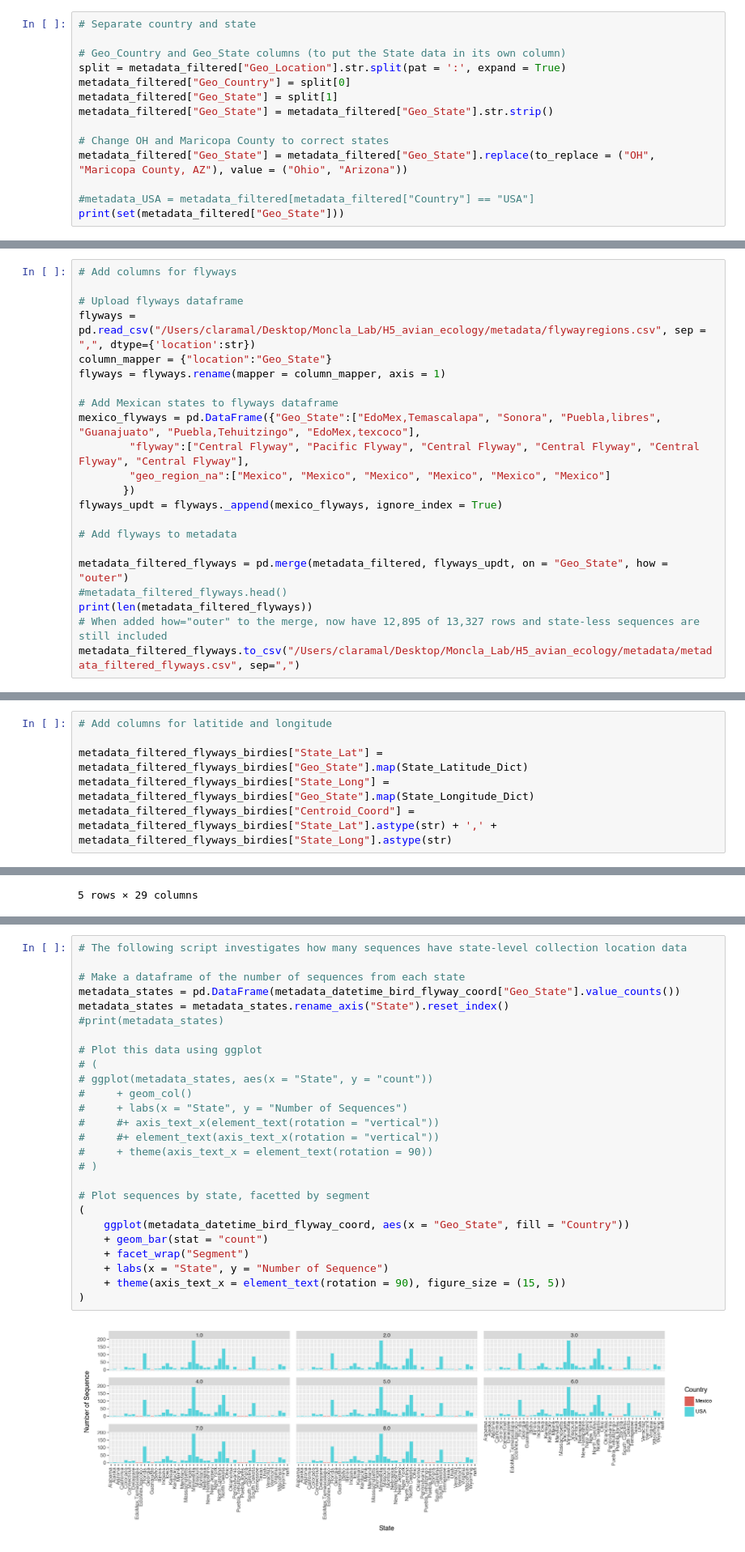
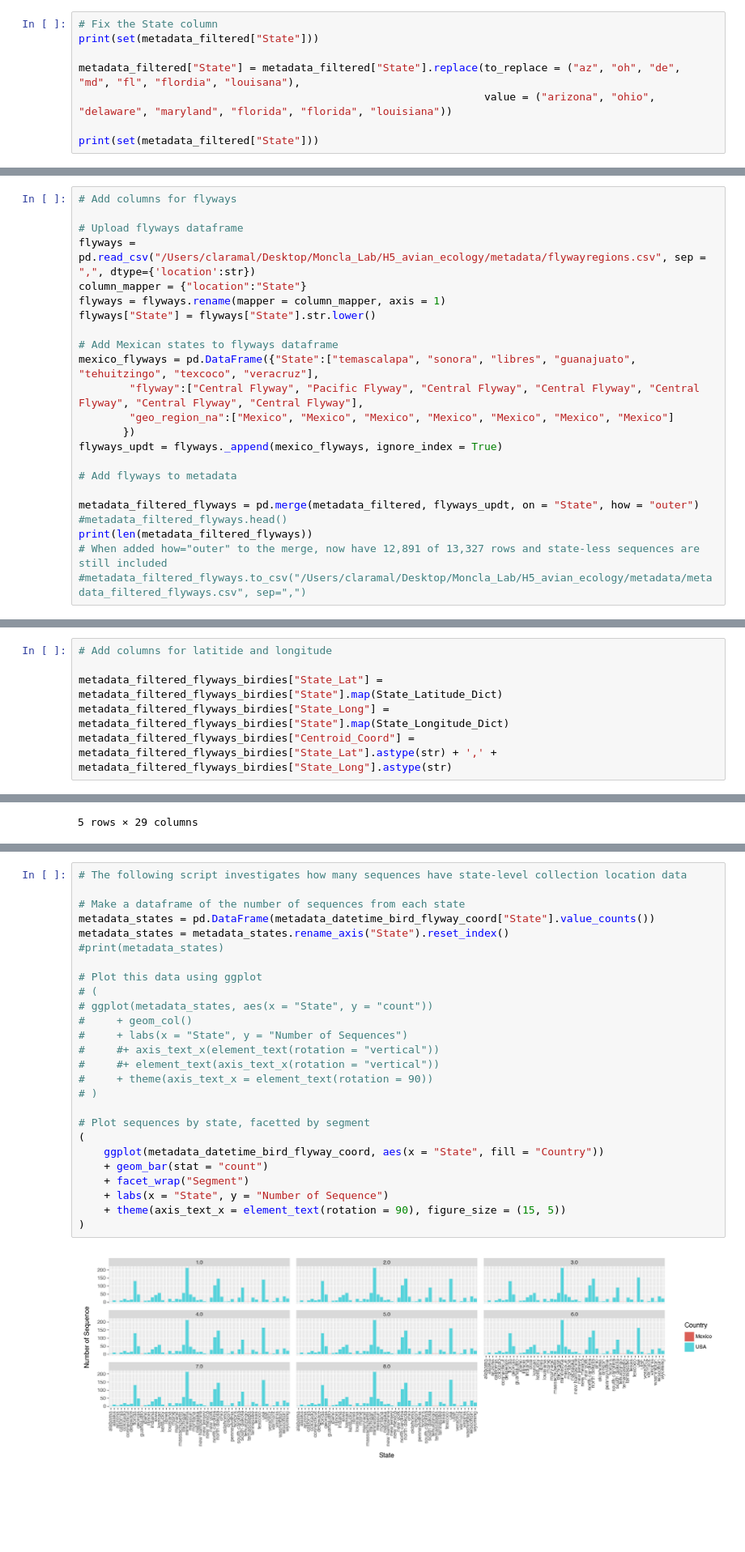
Before and after one commit to moncla-lab/H5-avian-ecology, a Jupyter notebook: Avian_H5_Metadata_Analysis.ipynb, the cells around one changed output, grey strips where cells are left out. Shown at 81% size. Cells and saved outputs as stored; diff of their text form; blank space fills up the shorter version.

Commit message:
Change method of calling state
This new method for calling state allows for increased state data

```diff
--- a/Avian_H5_Metadata_Analysis.ipynb
+++ b/Avian_H5_Metadata_Analysis.ipynb
@@ -234,14 +251,8 @@ See the caveats in the documentation: https://pandas.pydata.org/pandas-docs/stab
-# %%
-# Separate country and state
-
-# Geo_Country and Geo_State columns (to put the State data in its own column)
-split = metadata_filtered["Geo_Location"].str.split(pat = ':', expand = True)
-metadata_filtered["Geo_Country"] = split[0]
-metadata_filtered["Geo_State"] = split[1]
-metadata_filtered["Geo_State"] = metadata_filtered["Geo_State"].str.strip()
-
-# Change OH and Maricopa County to correct states
-metadata_filtered["Geo_State"] = metadata_filtered["Geo_State"].replace(to_replace = ("OH", "Maricopa County, AZ"), value = ("Ohio", "Arizona"))
-
-#metadata_USA = metadata_filtered[metadata_filtered["Country"] == "USA"]
-print(set(metadata_filtered["Geo_State"]))
+# %%
+# Fix the State column
+print(set(metadata_filtered["State"]))
+
+metadata_filtered["State"] = metadata_filtered["State"].replace(to_replace = ("az", "oh", "de", "md", "fl", "flordia", "louisana"),
+                                                                value = ("arizona", "ohio", "delaware", "maryland", "florida", "florida", "louisiana"))
+
+print(set(metadata_filtered["State"]))
@@ -255,21 +273,22 @@ print(set(metadata_filtered["Geo_State"]))
 
 # Upload flyways dataframe
 flyways = pd.read_csv("/Users/claramal/Desktop/Moncla_Lab/H5_avian_ecology/metadata/flywayregions.csv", sep = ",", dtype={'location':str})
-column_mapper = {"location":"Geo_State"}
+column_mapper = {"location":"State"}
 flyways = flyways.rename(mapper = column_mapper, axis = 1)
+flyways["State"] = flyways["State"].str.lower()
 
 # Add Mexican states to flyways dataframe
-mexico_flyways = pd.DataFrame({"Geo_State":["EdoMex,Temascalapa", "Sonora", "Puebla,libres", "Guanajuato", "Puebla,Tehuitzingo", "EdoMex,texcoco"],
-        "flyway":["Central Flyway", "Pacific Flyway", "Central Flyway", "Central Flyway", "Central Flyway", "Central Flyway"],
-        "geo_region_na":["Mexico", "Mexico", "Mexico", "Mexico", "Mexico", "Mexico"]
+mexico_flyways = pd.DataFrame({"State":["temascalapa", "sonora", "libres", "guanajuato", "tehuitzingo", "texcoco", "veracruz"],
+        "flyway":["Central Flyway", "Pacific Flyway", "Central Flyway", "Central Flyway", "Central Flyway", "Central Flyway", "Central Flyway"],
+        "geo_region_na":["Mexico", "Mexico", "Mexico", "Mexico", "Mexico", "Mexico", "Mexico"]
        })
 flyways_updt = flyways._append(mexico_flyways, ignore_index = True)
 
 # Add flyways to metadata
 
-metadata_filtered_flyways = pd.merge(metadata_filtered, flyways_updt, on = "Geo_State", how = "outer")
+metadata_filtered_flyways = pd.merge(metadata_filtered, flyways_updt, on = "State", how = "outer")
 #metadata_filtered_flyways.head()
 print(len(metadata_filtered_flyways))
-# When added how="outer" to the merge, now have 12,895 of 13,327 rows and state-less sequences are still included
-metadata_filtered_flyways.to_csv("/Users/claramal/Desktop/Moncla_Lab/H5_avian_ecology/metadata/metadata_filtered_flyways.csv", sep=",")
+# When added how="outer" to the merge, now have 12,891 of 13,327 rows and state-less sequences are still included
+#metadata_filtered_flyways.to_csv("/Users/claramal/Desktop/Moncla_Lab/H5_avian_ecology/metadata/metadata_filtered_flyways.csv", sep=",")
 # %% [output]
@@ -293,7 +312,7 @@ print(len(metadata_filtered_flyways_birdies)) #Length of this is 12,870 (missing
 # %%
 # Add columns for latitide and longitude
 
-metadata_filtered_flyways_birdies["State_Lat"] = metadata_filtered_flyways_birdies["Geo_State"].map(State_Latitude_Dict)
-metadata_filtered_flyways_birdies["State_Long"] = metadata_filtered_flyways_birdies["Geo_State"].map(State_Longitude_Dict)
+metadata_filtered_flyways_birdies["State_Lat"] = metadata_filtered_flyways_birdies["State"].map(State_Latitude_Dict)
+metadata_filtered_flyways_birdies["State_Long"] = metadata_filtered_flyways_birdies["State"].map(State_Longitude_Dict)
 metadata_filtered_flyways_birdies["Centroid_Coord"] = metadata_filtered_flyways_birdies["State_Lat"].astype(str) + ',' + metadata_filtered_flyways_birdies["State_Long"].astype(str)
 # %%
@@ -365,31 +401,31 @@ print(len(segment8_metadata))
 # %%
 # The following script investigates how many sequences have state-level collection location data
 
 # Make a dataframe of the number of sequences from each state
-metadata_states = pd.DataFrame(metadata_datetime_bird_flyway_coord["Geo_State"].value_counts())
+metadata_states = pd.DataFrame(metadata_datetime_bird_flyway_coord["State"].value_counts())
 metadata_states = metadata_states.rename_axis("State").reset_index()
 #print(metadata_states)
 
 # Plot this data using ggplot
 # (
 # ggplot(metadata_states, aes(x = "State", y = "count"))
 #     + geom_col()
 #     + labs(x = "State", y = "Number of Sequences")
 #     #+ axis_text_x(element_text(rotation = "vertical"))
 #     #+ element_text(axis_text_x(rotation = "vertical"))
 #     + theme(axis_text_x = element_text(rotation = 90))
 # )
 
 # Plot sequences by state, facetted by segment
 (
-    ggplot(metadata_datetime_bird_flyway_coord, aes(x = "Geo_State", fill = "Country"))
+    ggplot(metadata_datetime_bird_flyway_coord, aes(x = "State", fill = "Country"))
     + geom_bar(stat = "count")
     + facet_wrap("Segment")
     + labs(x = "State", y = "Number of Sequence")
     + theme(axis_text_x = element_text(rotation = 90), figure_size = (15, 5))
 )
 # %% [output]
-[figure, old version]
+[figure, new version]
 # %%
 # Plot sequences state, facetted by country, because I'm curious
 # (
```
Also changed, not shown: parts of 20 cells of this notebook.
